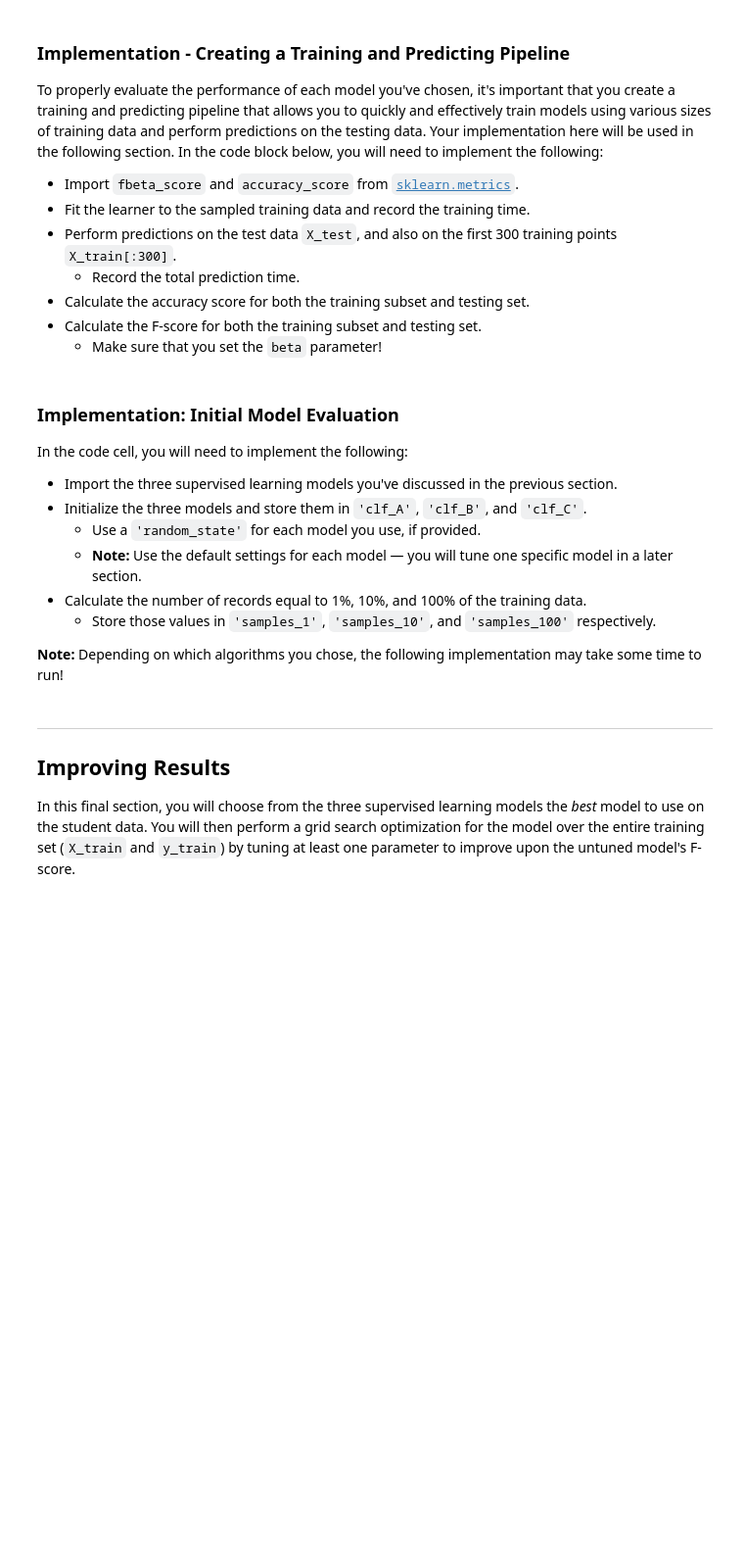
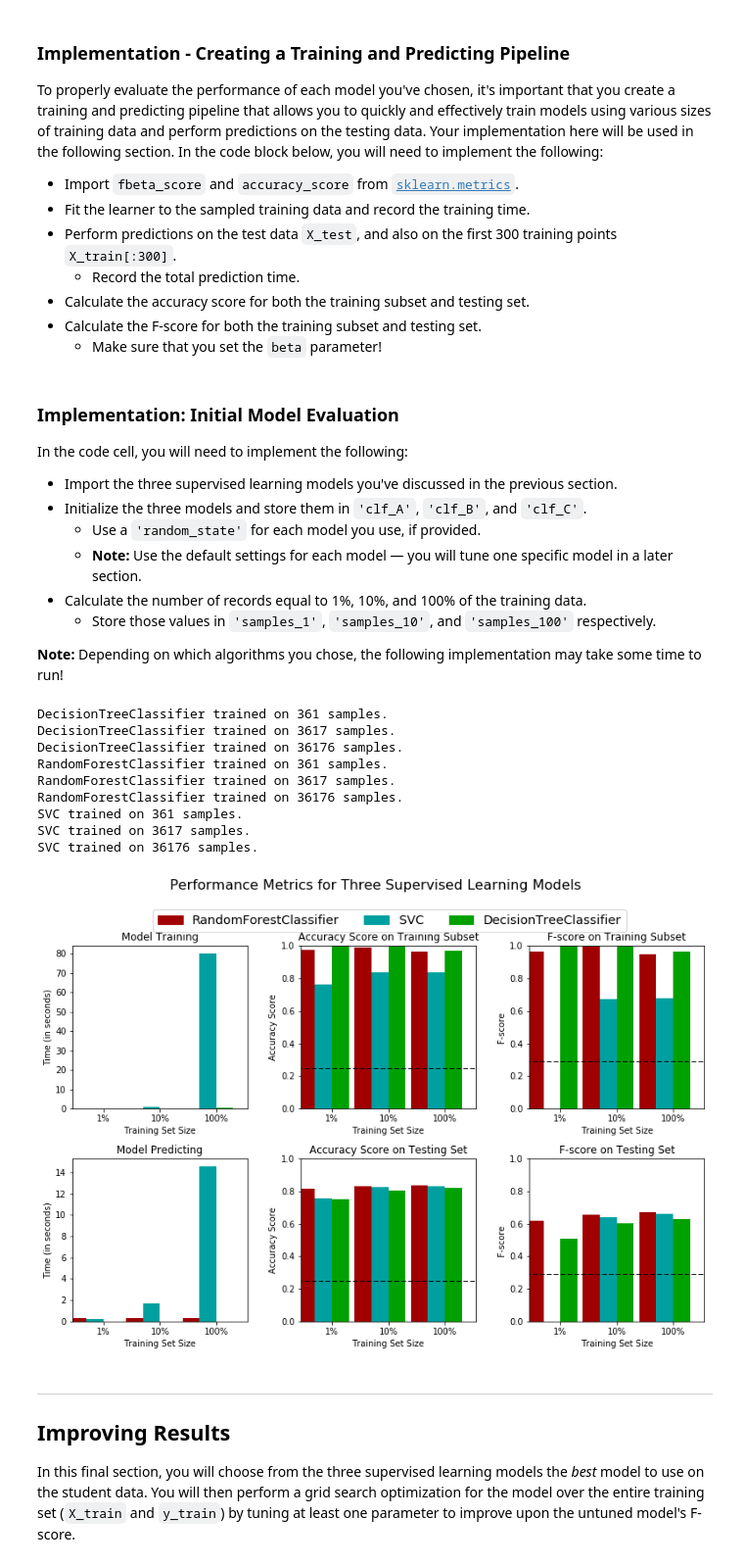
Before and after one commit to i-yu-b/machine-learning, a Jupyter notebook: projects/finding_donors/finding_donors.ipynb, the cells around one changed output. Shown at 98% size. Saved outputs shown, nothing was run; the diff lists cells and outputs as text; code cells hidden in the pictures; blank space fills up the shorter version.

```diff
--- a/projects/finding_donors/finding_donors.ipynb
+++ b/projects/finding_donors/finding_donors.ipynb
@@ -245,7 +257,9 @@ In the code block below, you will need to implement the following:
    - Make sure that you set the `beta` parameter!
 # %%
 # TODO: Import two metrics from sklearn - fbeta_score and accuracy_score
-
+from sklearn.metrics import fbeta_score, accuracy_score
+from sklearn.model_selection import train_test_split
+beta = 0.5
 def train_predict(learner, sample_size, X_train, y_train, X_test, y_test):
     '''
     inputs:
@@ -261,36 +275,38 @@ def train_predict(learner, sample_size, X_train, y_train, X_test, y_test):
 
     # TODO: Fit the learner to the training data using slicing with 'sample_size'
     start = time() # Get start time
-    learner = None
+    X_train_slice = X_train.iloc[0:sample_size,:]
+    y_train_slice = y_train.iloc[0:sample_size]
+    learner.fit(X_train_slice, y_train_slice)
     end = time() # Get end time
 
     # TODO: Calculate the training time
-    results['train_time'] = None
+    results['train_time'] = end - start
 
     # TODO: Get the predictions on the test set,
     #       then get predictions on the first 300 training samples
     start = time() # Get start time
-    predictions_test = None
-    predictions_train = None
+    predictions_test = learner.predict(X_test)
+    predictions_train = learner.predict(X_train.iloc[0:299,:])
     end = time() # Get end time
 
     # TODO: Calculate the total prediction time
-    results['pred_time'] = None
+    results['pred_time'] = end - start
 
     # TODO: Compute accuracy on the first 300 training samples
-    results['acc_train'] = None
+    results['acc_train'] = accuracy_score(y_train.iloc[0:299], predictions_train)
 
     # TODO: Compute accuracy on test set
-    results['acc_test'] = None
+    results['acc_test'] = accuracy_score(y_test, predictions_test)
 
     # TODO: Compute F-score on the the first 300 training samples
-    results['f_train'] = None
+    results['f_train'] = fbeta_score(y_train.iloc[0:299], predictions_train, beta)
 
     # TODO: Compute F-score on the test set
-    results['f_test'] = None
+    results['f_test'] = fbeta_score(y_test, predictions_test, beta)
 
     # Success
-    print "{} trained on {} samples.".format(learner.__class__.__name__, sample_size)
+    print "{} trained on {} samples.".format(learner.__class__.__name__, len(y_train_slice))
 
     # Return the results
     return results
@@ -307,28 +323,43 @@ In the code cell, you will need to implement the following:
 **Note:** Depending on which algorithms you chose, the following implementation may take some time to run!
 # %%
 # TODO: Import the three supervised learning models from sklearn
-
+from sklearn.ensemble import RandomForestClassifier
+from sklearn.tree import DecisionTreeClassifier
+from sklearn.svm import SVC
 # TODO: Initialize the three models
-clf_A = None
-clf_B = None
-clf_C = None
+clf_A = DecisionTreeClassifier(random_state = 10)
+clf_B = RandomForestClassifier(random_state = 10, n_jobs = -1)
+clf_C = SVC(random_state = 10)
 
 # TODO: Calculate the number of samples for 1%, 10%, and 100% of the training data
-samples_1 = None
-samples_10 = None
-samples_100 = None
+
+samples_1 = int(round(X_train.shape[0]*0.01)-1)
+samples_10 = int(round(X_train.shape[0]*0.1)-1)
+samples_100 = X_train.shape[0]-1
+
 
 # Collect results on the learners
 results = {}
 for clf in [clf_A, clf_B, clf_C]:
     clf_name = clf.__class__.__name__
     results[clf_name] = {}
     for i, samples in enumerate([samples_1, samples_10, samples_100]):
         results[clf_name][i] = \
         train_predict(clf, samples, X_train, y_train, X_test, y_test)
 
 # Run metrics visualization for the three supervised learning models chosen
 vs.evaluate(results, accuracy, fscore)
+# %% [output]
+DecisionTreeClassifier trained on 361 samples.
+DecisionTreeClassifier trained on 3617 samples.
+DecisionTreeClassifier trained on 36176 samples.
+RandomForestClassifier trained on 361 samples.
+RandomForestClassifier trained on 3617 samples.
+RandomForestClassifier trained on 36176 samples.
+SVC trained on 361 samples.
+SVC trained on 3617 samples.
+SVC trained on 36176 samples.
+[figure, added]
 # %% [markdown]
 ----
 ## Improving Results
```
Also changed, not shown: parts of 34 cells of this notebook, 3 other files.
